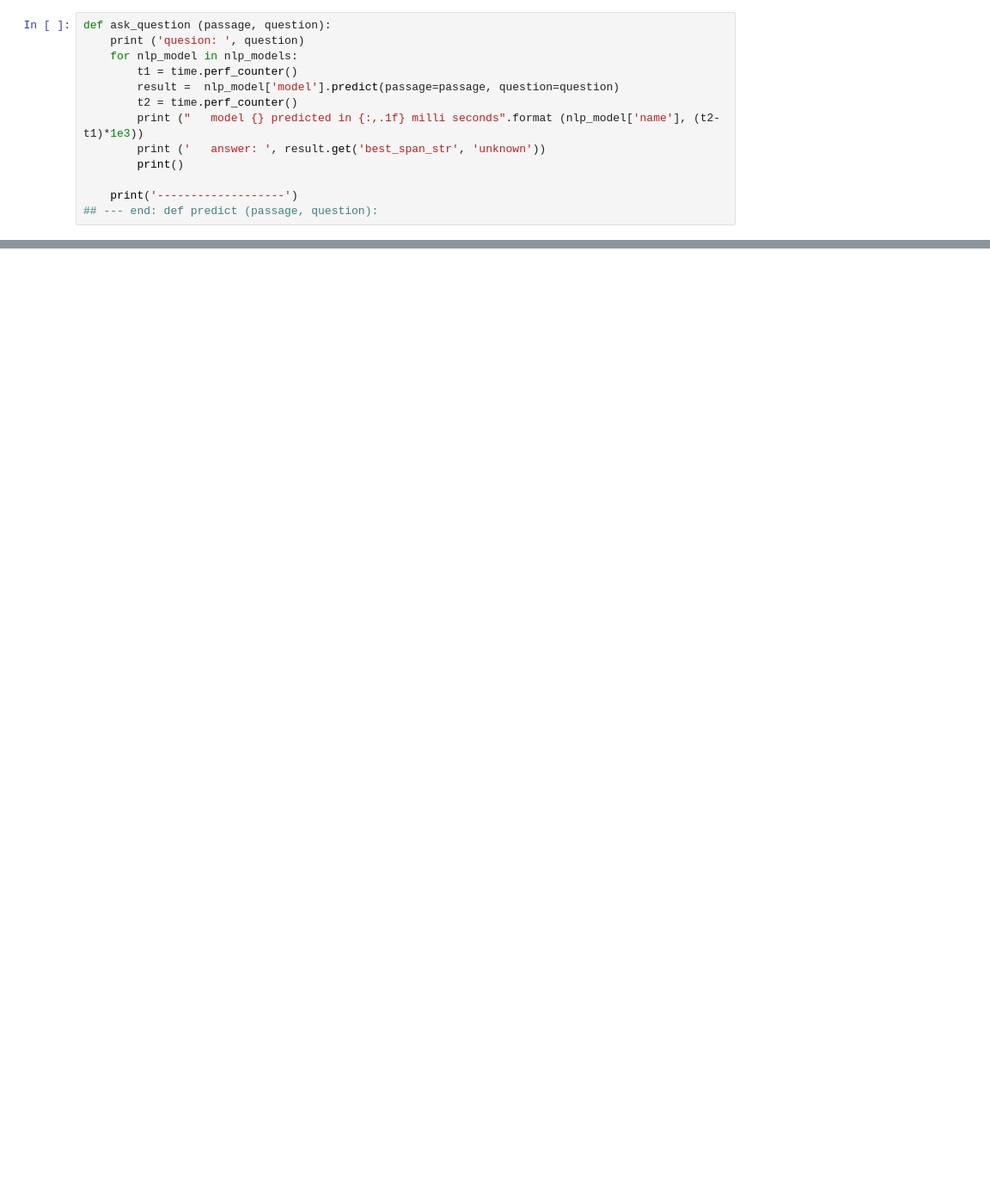
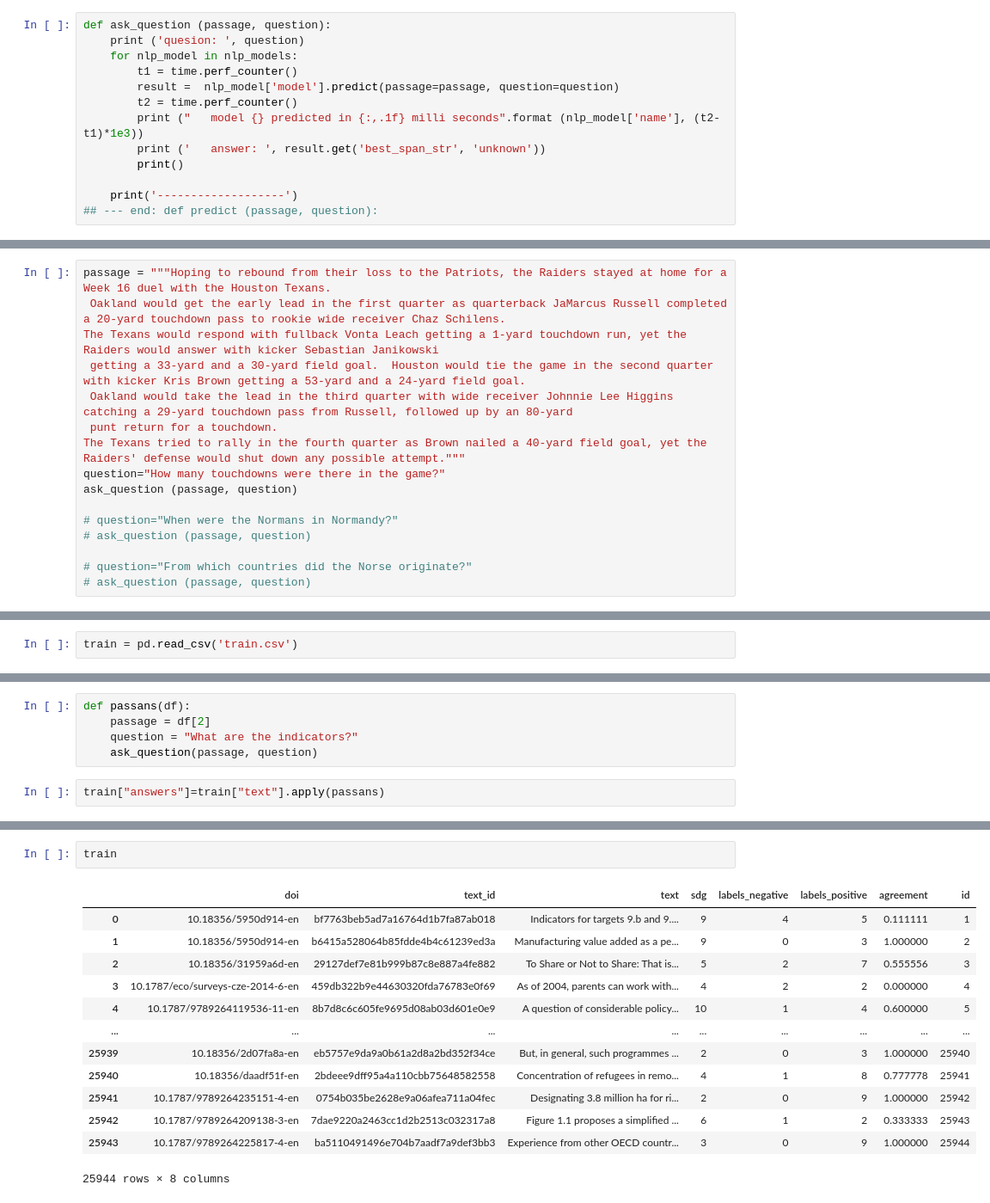
Before and after one commit to kojosbk/SDG_Allennlp, a Jupyter notebook: Allen_NLP-_QA_pre-trained_models.ipynb, the cells around one changed output, grey strips where cells are left out. Shown: that part at 86% size. Drawn from its saved outputs; the diff is of its cells as text; blank space fills up the shorter version.

```diff
--- a/Allen_NLP-_QA_pre-trained_models.ipynb
+++ b/Allen_NLP-_QA_pre-trained_models.ipynb
@@ -148,0 +89,16 @@ quesion:  What is a major importance of Southern California in relation to Calif
+# %%
+passage = """Hoping to rebound from their loss to the Patriots, the Raiders stayed at home for a Week 16 duel with the Houston Texans.
+ Oakland would get the early lead in the first quarter as quarterback JaMarcus Russell completed a 20-yard touchdown pass to rookie wide receiver Chaz Schilens.
+The Texans would respond with fullback Vonta Leach getting a 1-yard touchdown run, yet the Raiders would answer with kicker Sebastian Janikowski
+ getting a 33-yard and a 30-yard field goal.  Houston would tie the game in the second quarter with kicker Kris Brown getting a 53-yard and a 24-yard field goal.
+ Oakland would take the lead in the third quarter with wide receiver Johnnie Lee Higgins catching a 29-yard touchdown pass from Russell, followed up by an 80-yard
+ punt return for a touchdown.
+The Texans tried to rally in the fourth quarter as Brown nailed a 40-yard field goal, yet the Raiders' defense would shut down any possible attempt."""
+question="How many touchdowns were there in the game?"
+ask_question (passage, question)
+
+# question="When were the Normans in Normandy?"
+# ask_question (passage, question)
+
+# question="From which countries did the Norse originate?"
+# ask_question (passage, question)
@@ -148,0 +121,2 @@ quesion:  What is a major importance of Southern California in relation to Calif
+# %%
+train = pd.read_csv('train.csv')
@@ -148,0 +128,7 @@ quesion:  What is a major importance of Southern California in relation to Calif
+# %%
+def passans(df):
+    passage = df[2]
+    question = "What are the indicators?"
+    ask_question(passage, question)
+# %%
+train["answers"]=train["text"].apply(passans)
@@ -148,0 +154,16 @@ quesion:  What is a major importance of Southern California in relation to Calif
+# %%
+train
+# %% [output]
+|  | doi | text_id | text | sdg | labels_negative | labels_positive | agreement | id |
+| 0 | 10.18356/5950d914-en | bf7763beb5ad7a16764d1b7fa87ab018 | Indicators for targets 9.b and 9.... | 9 | 4 | 5 | 0.111111 | 1 |
+| 1 | 10.18356/5950d914-en | b6415a528064b85fdde4b4c61239ed3a | Manufacturing value added as a pe... | 9 | 0 | 3 | 1.000000 | 2 |
+| 2 | 10.18356/31959a6d-en | 29127def7e81b999b87c8e887a4fe882 | To Share or Not to Share: That is... | 5 | 2 | 7 | 0.555556 | 3 |
+| 3 | 10.1787/eco/surveys-cze-2014-6-en | 459db322b9e44630320fda76783e0f69 | As of 2004, parents can work with... | 4 | 2 | 2 | 0.000000 | 4 |
+| 4 | 10.1787/9789264119536-11-en | 8b7d8c6c605fe9695d08ab03d601e0e9 | A question of considerable policy... | 10 | 1 | 4 | 0.600000 | 5 |
+| ... | ... | ... | ... | ... | ... | ... | ... | ... |
+| 25939 | 10.18356/2d07fa8a-en | eb5757e9da9a0b61a2d8a2bd352f34ce | But, in general, such programmes ... | 2 | 0 | 3 | 1.000000 | 25940 |
+| 25940 | 10.18356/daadf51f-en | 2bdeee9dff95a4a110cbb75648582558 | Concentration of refugees in remo... | 4 | 1 | 8 | 0.777778 | 25941 |
+| 25941 | 10.1787/9789264235151-4-en | 0754b035be2628e9a06afea711a04fec | Designating 3.8 million ha for ri... | 2 | 0 | 9 | 1.000000 | 25942 |
+| 25942 | 10.1787/9789264209138-3-en | 7dae9220a2463cc1d2b2513c032317a8 | Figure 1.1 proposes a simplified ... | 6 | 1 | 2 | 0.333333 | 25943 |
+| 25943 | 10.1787/9789264225817-4-en | ba5110491496e704b7aadf7a9def3bb3 | Experience from other OECD countr... | 3 | 0 | 9 | 1.000000 | 25944 |
+25944 rows × 8 columns
```
Also changed, not shown: parts of 9 cells of this notebook, 2 other files.
